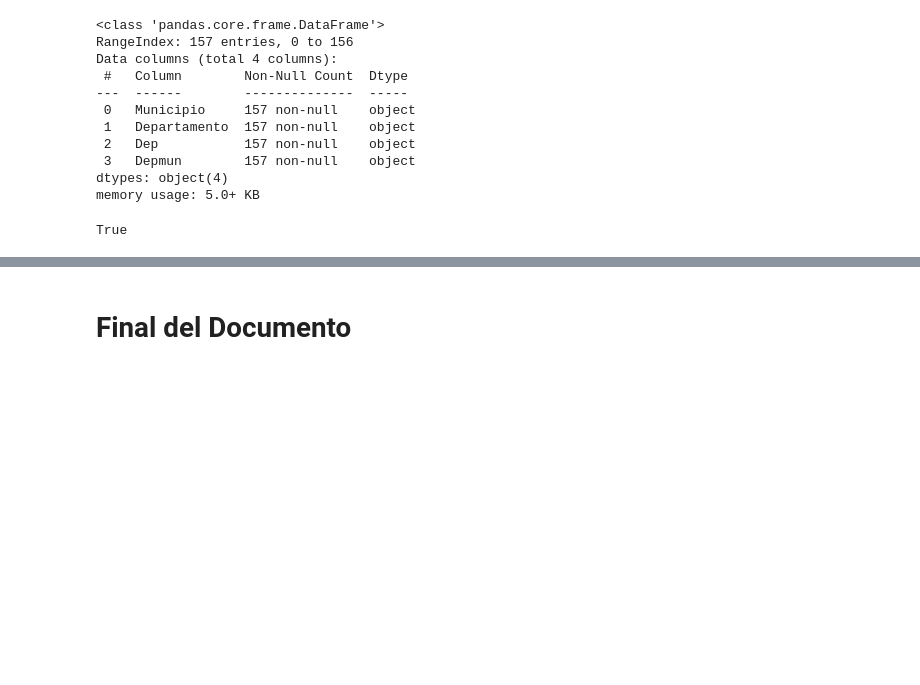
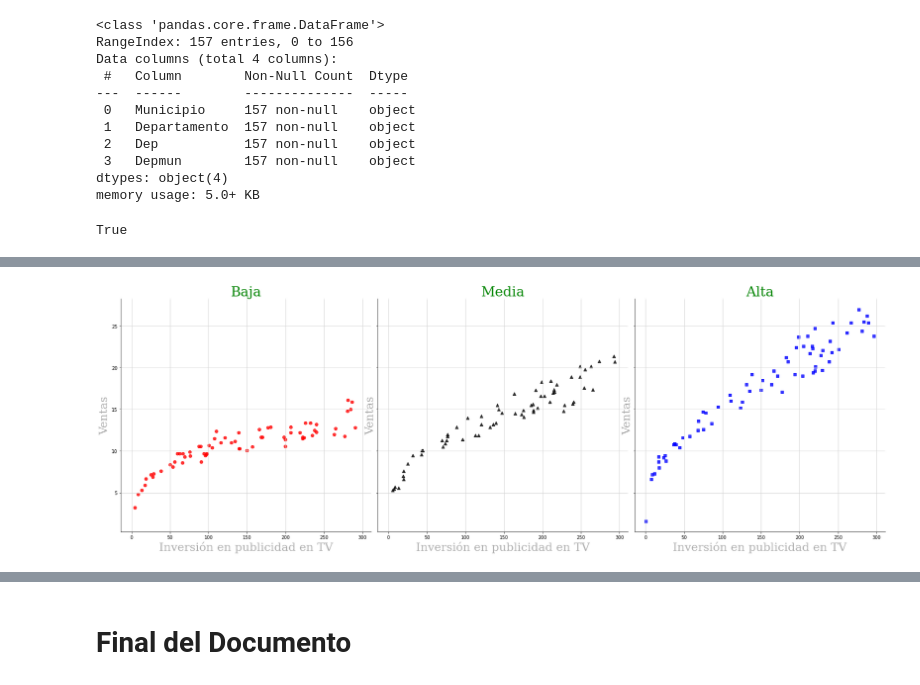
Before and after one commit to juanse1608/AdvancedStatisticsTopics, a Jupyter notebook: Notebooks/PandasManipulation.ipynb, the cells around one changed output, grey strips where cells are left out. Drawn from its saved outputs; the diff is of its cells as text; code cells hidden in the pictures; blank space fills up the shorter version.

```diff
--- a/Notebooks/PandasManipulation.ipynb
+++ b/Notebooks/PandasManipulation.ipynb
@@ -245,0 +311,13 @@ True
+# %%
+g = sns.FacetGrid(data=Advertising,col="radioC",hue="radioC",sharey=True,height=8,
+                  hue_kws=dict(marker=["o","^","s"],color=["red","black","blue"]))
+g.map(sns.regplot,"TV","sales",order=3,scatter_kws={"s":45},line_kws={"ls":"solid","lw":1},ci=None,fit_reg=False)
+axes = g.axes.flatten()
+titulos = ["Baja","Media","Alta"]
+for ax in np.arange(0,len(titulos)):
+    axes[ax].set_xlabel("Inversión en publicidad en TV",fontdict={"family":"serif","color":"darkgrey","size":25})
+    axes[ax].set_ylabel("Ventas",fontdict={"family":"serif","color":"darkgrey","size":25})
+    axes[ax].set_title(titulos[ax],fontdict={"family":"serif","color":"green","size":30},loc="center")
+    axes[ax].grid(axis="both",color="lightgray",ls="solid",lw=1)
+# %% [output]
+[figure, added]
```
Also changed, not shown: parts of 14 cells of this notebook, 1 other file.
